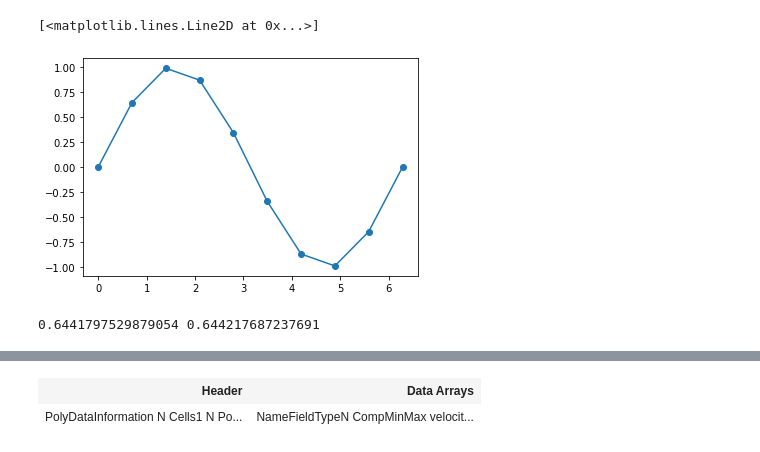
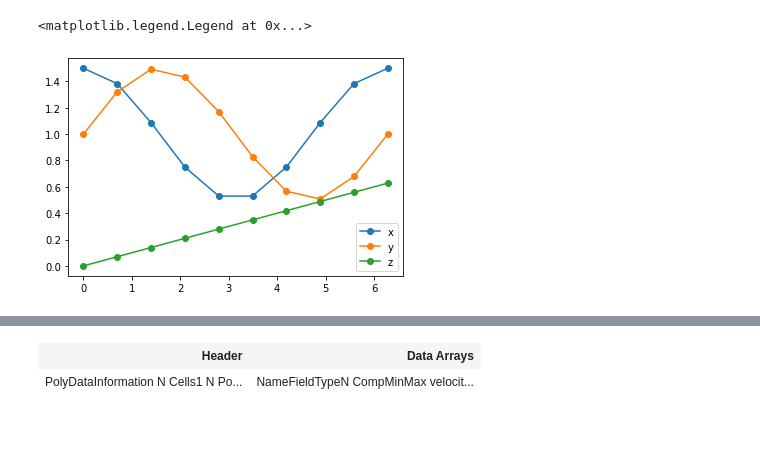
Before and after one commit to BinWang0213/PoreAnime, a Jupyter notebook: examples/CylinderFlow/CameraInterp.ipynb, the cells around one changed output, grey strips where cells are left out. Saved outputs shown, nothing was run; the diff lists cells and outputs as text; code cells hidden in the pictures.

```diff
--- a/examples/CylinderFlow/CameraInterp.ipynb
+++ b/examples/CylinderFlow/CameraInterp.ipynb
@@ -2,31 +2,20 @@
 import numpy as np
 import pyvista as pv
 import matplotlib.pyplot as plt
-# %%
-x=np.linspace(0,2*np.pi, 10)
-y=np.sin(x)
-
-plt.plot(x,y,'o-')
-#print(x)
-# %% [output]
-[<matplotlib.lines.Line2D at 0x...>]
-[figure, removed]
-# %%
-def interp(x0, x_array, y_array):
-    y0=0.0
-    #find interval
-    for i in range(len(x_array)-1):
-        start_x,start_y=x_array[i],y_array[i]
-        end_x,end_y=x_array[i+1],y_array[i+1]
-        #print( 'Index',(i,i+1), 'StartPts', (start_x,start_y),'EndPts', (end_x,end_y) )
-        if (x0>start_x and x0<=end_x): #we are in i-th interval
-            #print("We are in the interval",i+1)
-            gradient = (end_y-start_y)/(end_x-start_x)
-            y0 = start_y + gradient*(x0-start_x)
-
-    return y0
-
-y_interp=interp(0.7, x, y)
-print(y_interp, np.sin(0.7))
-# %% [output]
-0.6441797529879054 0.644217687237691
+# %%
+time=np.linspace(0,2*np.pi, 10)
+#Helix Function
+Origin = (1.0, 1.0, 0.0)
+raidus = 0.5
+move_speed = 0.1
+x=Origin[0] + raidus*np.cos(time)
+y=Origin[1] + raidus*np.sin(time)
+z=Origin[2] + move_speed*time
+
+plt.plot(time,x,'o-')
+plt.plot(time,y,'o-')
+plt.plot(time,z,'o-')
+plt.legend(['x','y','z'])
+# %% [output]
+<matplotlib.legend.Legend at 0x...>
+[figure, added]
```
Also changed, not shown: parts of 6 cells of this notebook.
